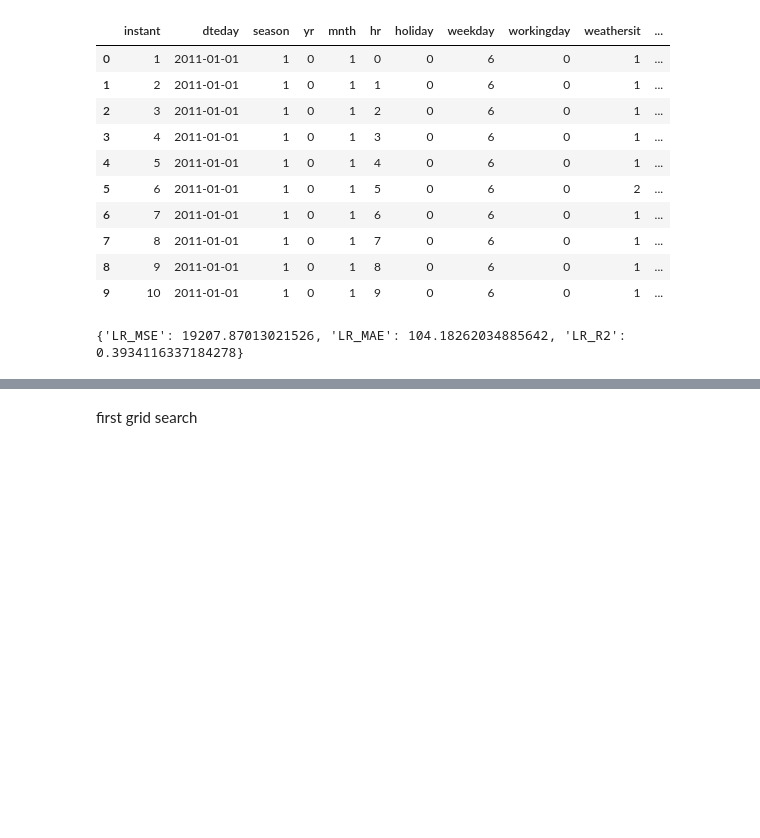
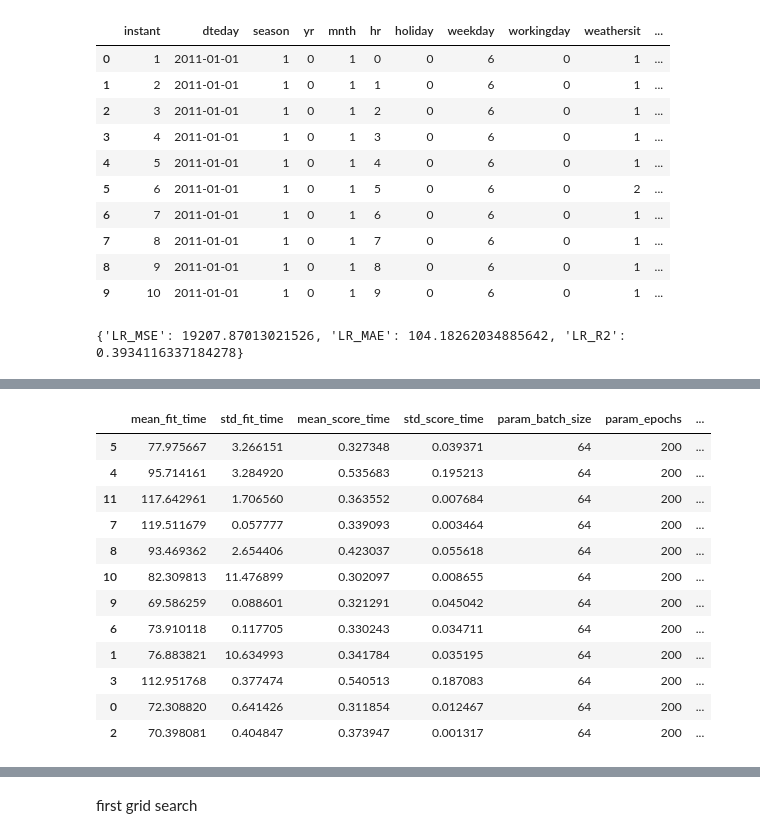
Before and after one commit to Jojo18-20/AI_course_submission, a Jupyter notebook: module7_assignment4.ipynb, the cells around one changed output, grey strips where cells are left out. Saved outputs shown, nothing was run; the diff lists cells and outputs as text; code cells hidden in the pictures; blank space fills up the shorter version.

```diff
--- a/module7_assignment4.ipynb
+++ b/module7_assignment4.ipynb
@@ -115,25 +135,24 @@ KeyboardInterrupt:
 # %%
 best_lr = grid_A.best_params_["model__learning_rate"]
 best_batch = grid_A.best_params_["batch_size"]
-best_epochs = grid_A.best_params_["epochs"]
 
 model_B = KerasRegressor(
     model=construct_network_model,
-    input_dim=X_train_scaled.shape[1],
+    input_dim=X_train_scaled.shape[1],verbose=0
 )
 param_grid_B = {
-    "model__learning_rate": best_lr,
-    "batch_size": best_batch,
+    "model__learning_rate": [best_lr],
+    "batch_size": [best_batch],
     "epochs": [200],
     "model__layer_sizes": [
         [128, 64, 32],
         [64, 32],
         [64, 64],
-        [128, 128, 64],
-        [256, 128, 64]
-    ],
+        [256, 128, 64]],
     "model__dropout_rate": [0.0, 0.2, 0.5],
 }
 
-grid_B = GridSearchCV(model_B, param_grid_B, cv=3, scoring='neg_mean_absolute_error', verbose=2)
-grid_B.fit(X_train_scaled, y_train)
+grid_B = GridSearchCV(model_B, param_grid_B, cv=2, scoring='neg_mean_absolute_error', verbose=2)
+
+grid_B.fit(X_train_scaled, y_train,callbacks=[early_stop],validation_split=0.2)
+grid_B.best_estimator_.model_.save("gridsearch_best_v2.keras")
@@ -139,0 +177,17 @@ grid_B.fit(X_train_scaled, y_train)
+# %%
+results = pd.DataFrame(grid_B.cv_results_)
+results.sort_values(by='mean_test_score', ascending=False)
+# %% [output]
+|  | mean_fit_time | std_fit_time | mean_score_time | std_score_time | param_batch_size | param_epochs | ... |
+| 5 | 77.975667 | 3.266151 | 0.327348 | 0.039371 | 64 | 200 | ... |
+| 4 | 95.714161 | 3.284920 | 0.535683 | 0.195213 | 64 | 200 | ... |
+| 11 | 117.642961 | 1.706560 | 0.363552 | 0.007684 | 64 | 200 | ... |
+| 7 | 119.511679 | 0.057777 | 0.339093 | 0.003464 | 64 | 200 | ... |
+| 8 | 93.469362 | 2.654406 | 0.423037 | 0.055618 | 64 | 200 | ... |
+| 10 | 82.309813 | 11.476899 | 0.302097 | 0.008655 | 64 | 200 | ... |
+| 9 | 69.586259 | 0.088601 | 0.321291 | 0.045042 | 64 | 200 | ... |
+| 6 | 73.910118 | 0.117705 | 0.330243 | 0.034711 | 64 | 200 | ... |
+| 1 | 76.883821 | 10.634993 | 0.341784 | 0.035195 | 64 | 200 | ... |
+| 3 | 112.951768 | 0.377474 | 0.540513 | 0.187083 | 64 | 200 | ... |
+| 0 | 72.308820 | 0.641426 | 0.311854 | 0.012467 | 64 | 200 | ... |
+| 2 | 70.398081 | 0.404847 | 0.373947 | 0.001317 | 64 | 200 | ... |
```
Also changed, not shown: parts of 8 cells of this notebook.
